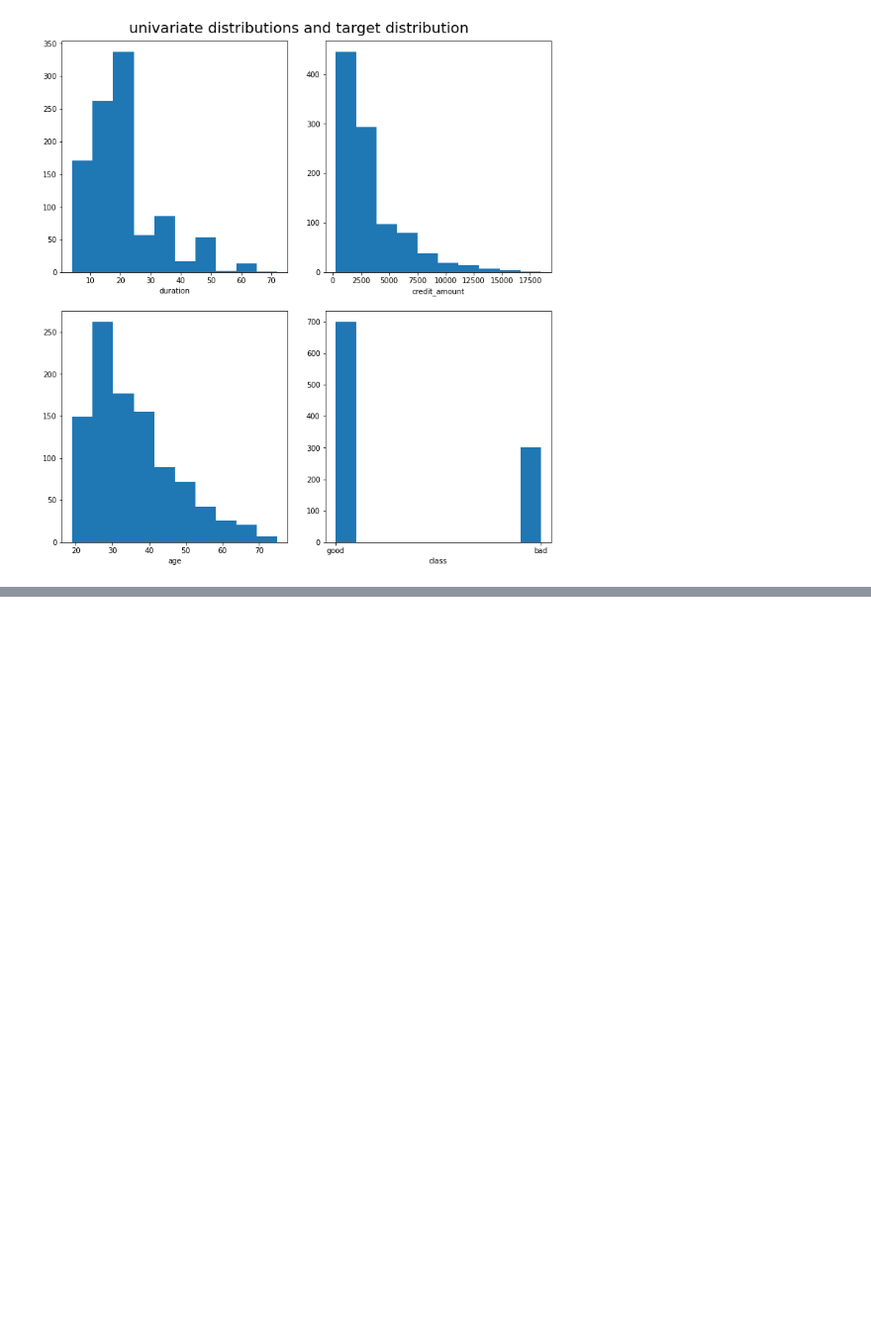
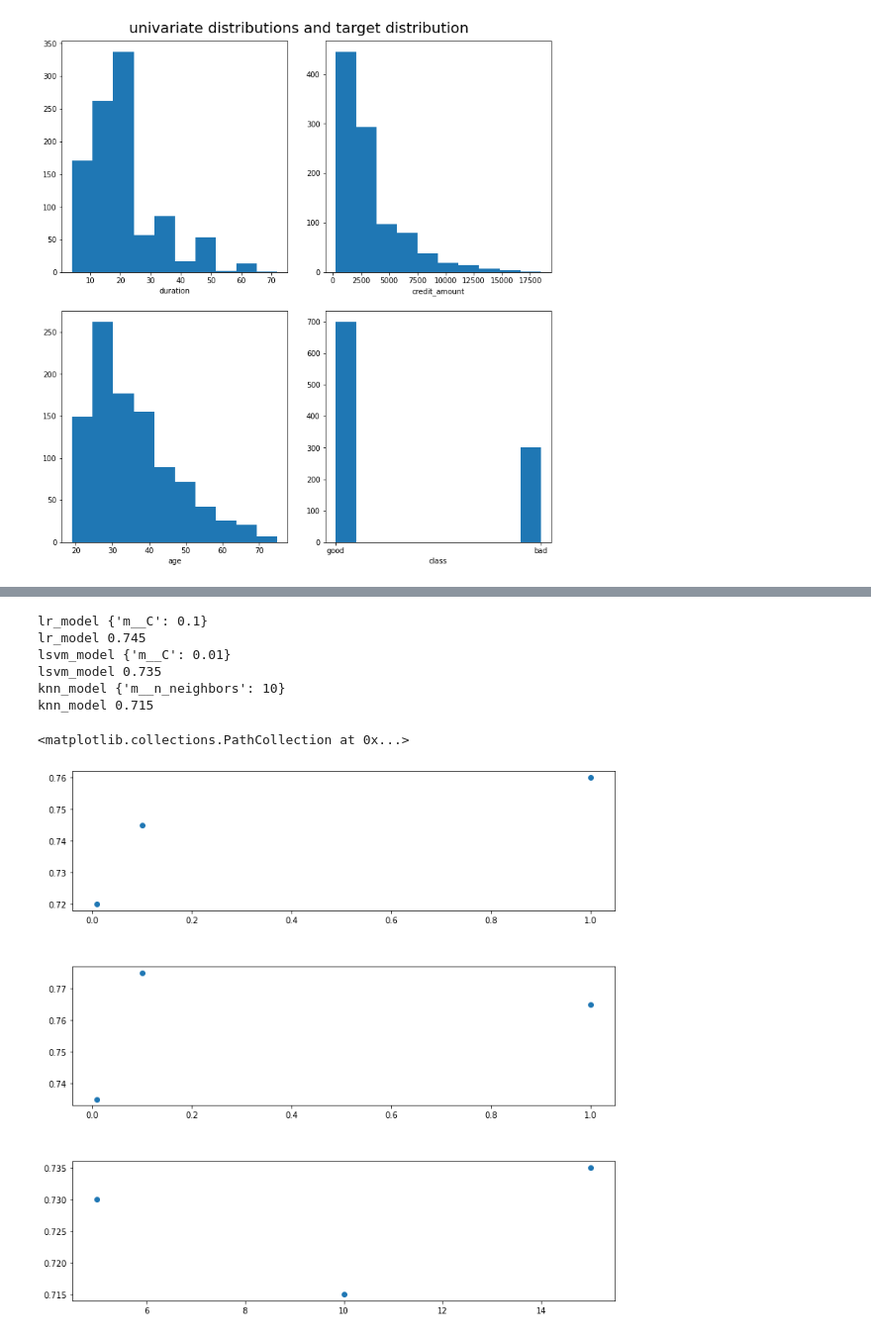
Before and after one commit to binodmathews93/AppliedMachineLearningCourse, a Jupyter notebook: Applied_Machine_Learning_Homework_2.ipynb, the cells around one changed output, grey strips where cells are left out. Shown at 99% size. Drawn from its saved outputs; the diff is of its cells as text; code cells hidden in the pictures; blank space fills up the shorter version.

```diff
--- a/Applied_Machine_Learning_Homework_2.ipynb
+++ b/Applied_Machine_Learning_Homework_2.ipynb
@@ -118,0 +147,80 @@ print(cr)
+# %%
+#1.5
+
+from sklearn.model_selection import GridSearchCV
+
+# 'prep__num__with_mean': [True, False],
+# 'prep__num__with_std': [True, False],
+param_grid = {
+    'm__C': [0.1, 1.0 , 0.01],
+    }
+
+param_grid_knn = {
+    'm__n_neighbors': [5, 10 , 15],
+    }
+
+for name,model in models.items():
+  # define the data preparation and modeling pipeline
+  pipeline = Pipeline(steps=[('prep',col_transform), ('m', model)])
+  # define the model cross-validation configuration
+  #cv = KFold(n_splits=10, shuffle=True, random_state=1)
+  # evaluate the pipeline using cross validation and calculate MAE
+  if name == 'knn_model':
+      grid_clf = GridSearchCV(pipeline, param_grid_knn, cv=10)
+  else:
+      grid_clf = GridSearchCV(pipeline, param_grid, cv=10)
+  grid_clf.fit(X_train, y_train)
+  print(name,grid_clf.best_params_)
+  print(name, grid_clf.best_estimator_.score(X_test, y_test))
+
+from sklearn.metrics import accuracy_score
+lr_array = []
+lr_c = [0.01,0.1,1]
+
+for c in lr_c:
+  pipeline = Pipeline(steps=[('prep',col_transform), ('m', LogisticRegression(max_iter=1000, C=c))])
+  pipeline.fit(X_train,y_train)
+  y_hat = pipeline.predict(X_test)
+  lr_array.append(accuracy_score(y_test,y_hat))
+
+
+lsvm_array = []
+lsvm_c = [0.01,0.1,1]
+
+for c in lsvm_c:
+  pipeline = Pipeline(steps=[('prep',col_transform), ('m', LinearSVC(dual=True,max_iter=2500,C=c))])
+  pipeline.fit(X_train,y_train)
+  y_hat = pipeline.predict(X_test)
+  lsvm_array.append(accuracy_score(y_test,y_hat))
+
+
+knn_array = []
+knn_n = [5,10,15]
+
+for n in knn_n:
+  pipeline = Pipeline(steps=[('prep',col_transform), ('m', KNeighborsClassifier(n_neighbors=n))])
+  pipeline.fit(X_train,y_train)
+  y_hat = pipeline.predict(X_test)
+  knn_array.append(accuracy_score(y_test,y_hat))
+
+fig = plt.figure(figsize=(12, 12))
+# creating 3x1 grid
+grid = plt.GridSpec(3, 1, hspace=0.4, wspace=0.4)
+
+# creating the normal plots in grid 1 , 2 ,3
+p1 = fig.add_subplot(grid[0,:])
+p2 = fig.add_subplot(grid[1,:])
+p3 = fig.add_subplot(grid[2,:])
+
+p1.scatter(lr_c,lr_array)
+p2.scatter(lsvm_c,lsvm_array)
+p3.scatter(knn_n,knn_array)
+# %% [output]
+lr_model {'m__C': 0.1}
+lr_model 0.745
+lsvm_model {'m__C': 0.01}
+lsvm_model 0.735
+knn_model {'m__n_neighbors': 10}
+knn_model 0.715
+<matplotlib.collections.PathCollection at 0x...>
+[figure, added]
```
Also changed, not shown: parts of 4 cells of this notebook.
